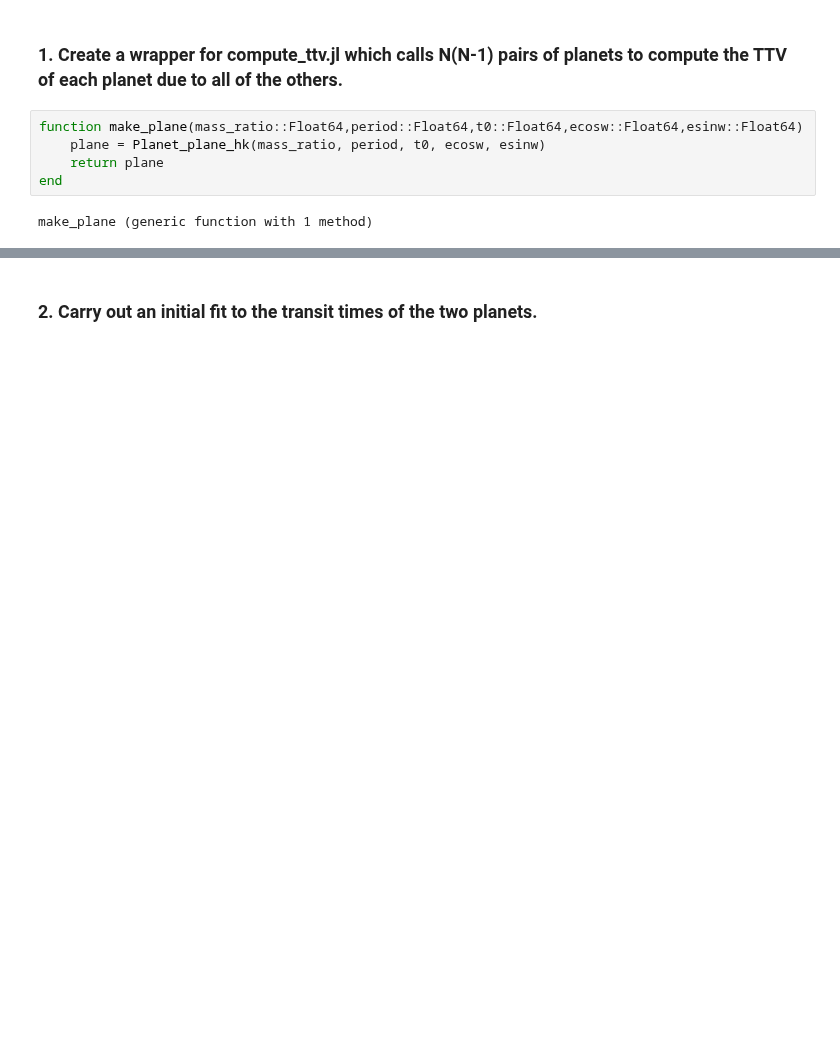
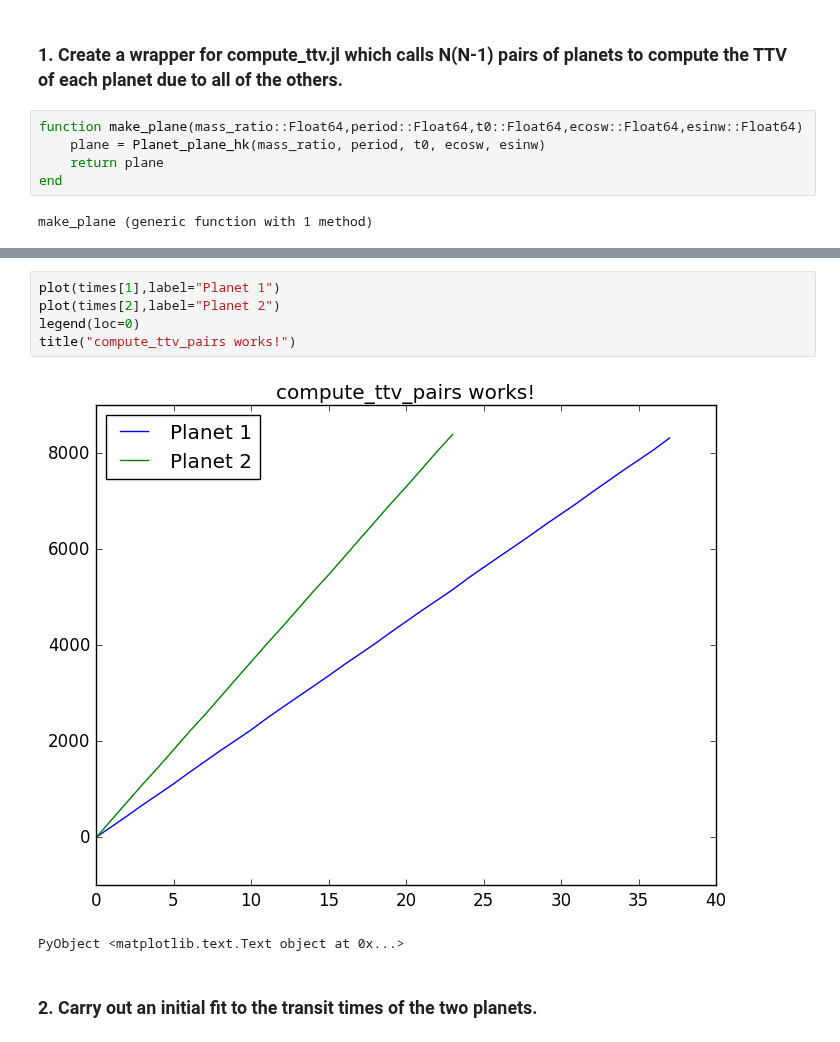
Before and after one commit to jlustigy/ExoJulia, a Jupyter notebook: Homework/hw4/Trevor_Kolby/hw4.ipynb, the cells around one changed output, grey strips where cells are left out. Cells and saved outputs as stored; diff of their text form; blank space fills up the shorter version.

```diff
--- a/Homework/hw4/Trevor_Kolby/hw4.ipynb
+++ b/Homework/hw4/Trevor_Kolby/hw4.ipynb
@@ -98,2 +103,10 @@ plot(t2,ttvs[2])
+# %%
+plot(times[1],label="Planet 1")
+plot(times[2],label="Planet 2")
+legend(loc=0)
+title("compute_ttv_pairs works!")
+# %% [output]
+[figure, added]
+PyObject <matplotlib.text.Text object at 0x...>
 # %% [markdown]
 ### 2. Carry out an initial fit to the transit times of the two planets.
```
Also changed, not shown: parts of 10 cells of this notebook.
